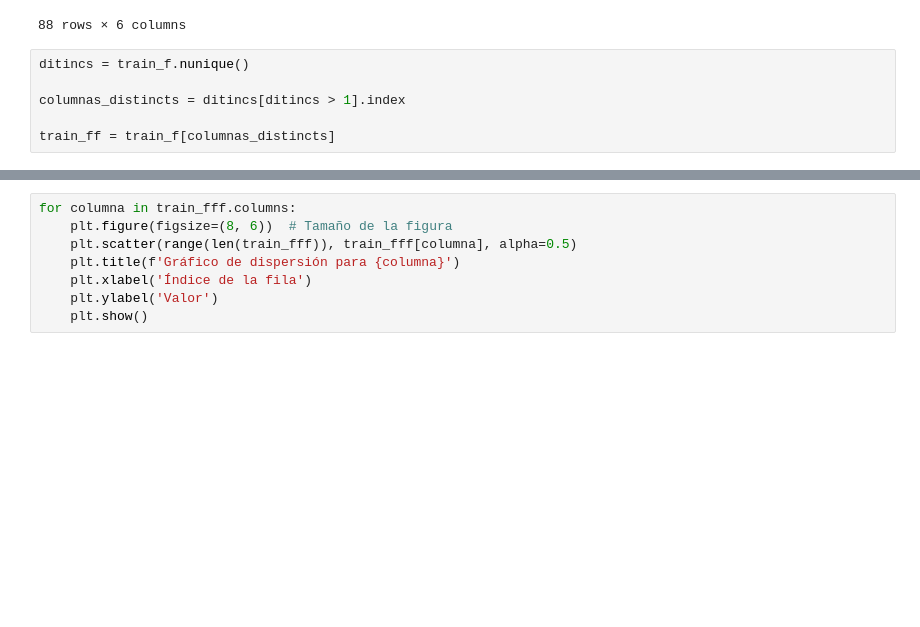
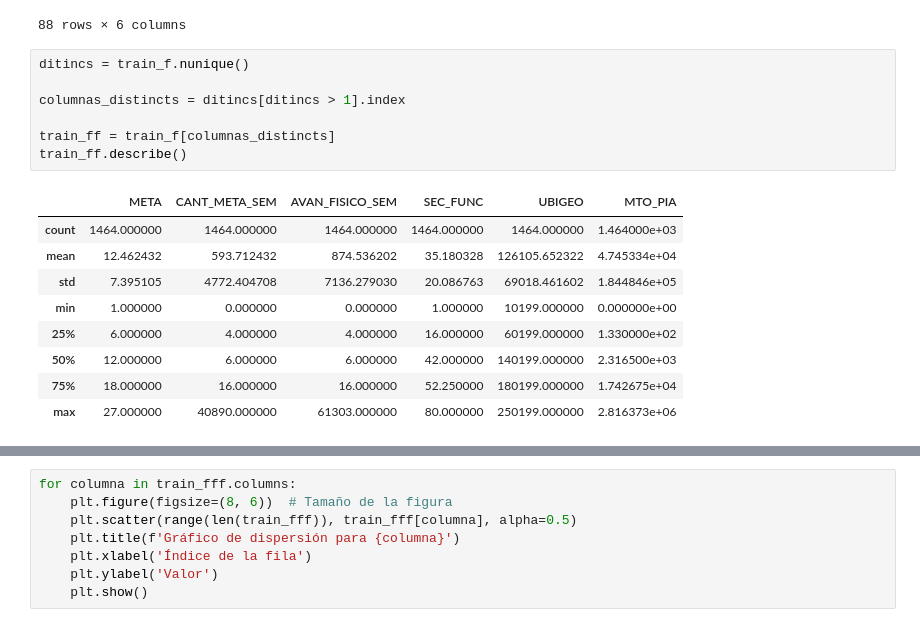
Before and after one commit to JLeandroJM/Project1_MachineL, a Jupyter notebook: main.ipynb, the cells around one changed output, grey strips where cells are left out. Saved outputs shown, nothing was run; the diff lists cells and outputs as text; blank space fills up the shorter version.

```diff
--- a/main.ipynb
+++ b/main.ipynb
@@ -48,6 +48,17 @@ metadata
 # %%
 ditincs = train_f.nunique()
 
 columnas_distincts = ditincs[ditincs > 1].index
 
 train_ff = train_f[columnas_distincts]
+train_ff.describe()
+# %% [output]
+|  | META | CANT_META_SEM | AVAN_FISICO_SEM | SEC_FUNC | UBIGEO | MTO_PIA |
+| count | 1464.000000 | 1464.000000 | 1464.000000 | 1464.000000 | 1464.000000 | 1.464000e+03 |
+| mean | 12.462432 | 593.712432 | 874.536202 | 35.180328 | 126105.652322 | 4.745334e+04 |
+| std | 7.395105 | 4772.404708 | 7136.279030 | 20.086763 | 69018.461602 | 1.844846e+05 |
+| min | 1.000000 | 0.000000 | 0.000000 | 1.000000 | 10199.000000 | 0.000000e+00 |
+| 25% | 6.000000 | 4.000000 | 4.000000 | 16.000000 | 60199.000000 | 1.330000e+02 |
+| 50% | 12.000000 | 6.000000 | 6.000000 | 42.000000 | 140199.000000 | 2.316500e+03 |
+| 75% | 18.000000 | 16.000000 | 16.000000 | 52.250000 | 180199.000000 | 1.742675e+04 |
+| max | 27.000000 | 40890.000000 | 61303.000000 | 80.000000 | 250199.000000 | 2.816373e+06 |
```
Also changed, not shown: parts of 5 cells of this notebook.
